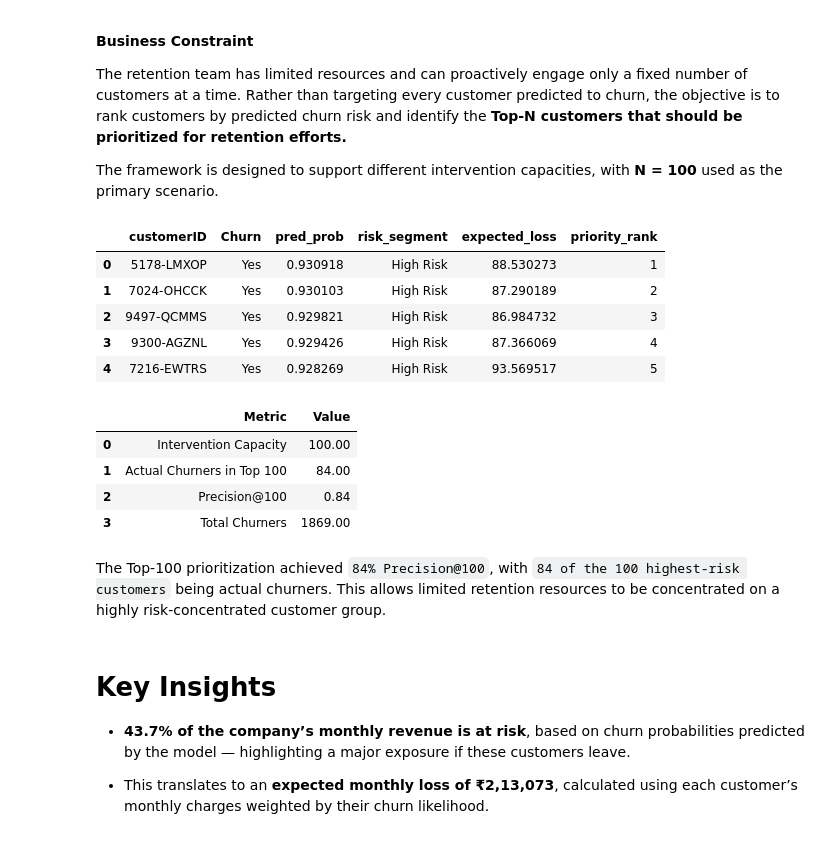
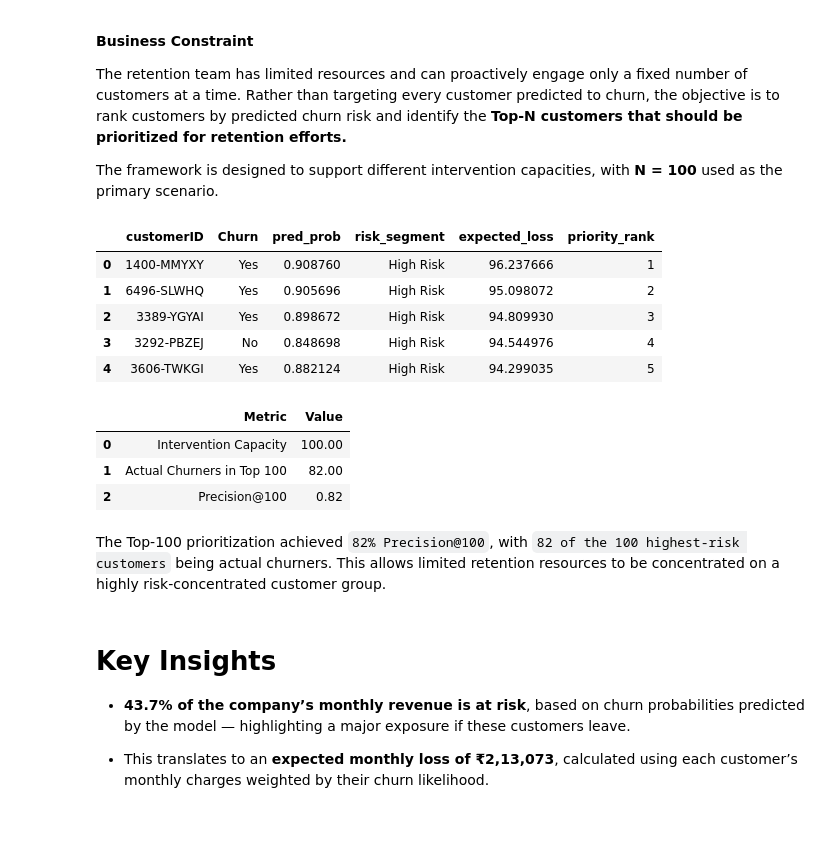
Before and after one commit to anuragchauhan21/Customer-Churn-Analysis, a Jupyter notebook: modeling.ipynb, the cells around one changed output. Drawn from its saved outputs; the diff is of its cells as text; code cells hidden in the pictures.

```diff
--- a/modeling.ipynb
+++ b/modeling.ipynb
@@ -480,7 +480,7 @@ The retention team has limited resources and can proactively engage only a fixed
 The framework is designed to support different intervention capacities, with **N = 100** used as the primary scenario.
 # %%
 priority_df = (df[["customerID", "Churn", "pred_prob", "risk_segment", "expected_loss"]]
-    .sort_values("pred_prob", ascending=False)
+    .sort_values("expected_loss", ascending=False)
     .reset_index(drop=True)
 )
 
@@ -489,11 +489,11 @@ priority_df["priority_rank"] = priority_df.index + 1
 priority_df.head()
 # %% [output]
 |  | customerID | Churn | pred_prob | risk_segment | expected_loss | priority_rank |
-| 0 | 5178-LMXOP | Yes | 0.930918 | High Risk | 88.530273 | 1 |
-| 1 | 7024-OHCCK | Yes | 0.930103 | High Risk | 87.290189 | 2 |
-| 2 | 9497-QCMMS | Yes | 0.929821 | High Risk | 86.984732 | 3 |
-| 3 | 9300-AGZNL | Yes | 0.929426 | High Risk | 87.366069 | 4 |
-| 4 | 7216-EWTRS | Yes | 0.928269 | High Risk | 93.569517 | 5 |
+| 0 | 1400-MMYXY | Yes | 0.908760 | High Risk | 96.237666 | 1 |
+| 1 | 6496-SLWHQ | Yes | 0.905696 | High Risk | 95.098072 | 2 |
+| 2 | 3389-YGYAI | Yes | 0.898672 | High Risk | 94.809930 | 3 |
+| 3 | 3292-PBZEJ | No | 0.848698 | High Risk | 94.544976 | 4 |
+| 4 | 3606-TWKGI | Yes | 0.882124 | High Risk | 94.299035 | 5 |
 # %%
 # The framework supports any intervention capacity N; 100 is the selected scenario.
 N = 100
@@ -508,28 +506,25 @@ precision_at_n = top_n_churners / N
 # %%
 top_100_summary = pd.DataFrame({
     "Metric": [
         "Intervention Capacity",
         "Actual Churners in Top 100",
-        "Precision@100",
-        "Total Churners"
+        "Precision@100"
     ],
     "Value": [
         N,
         top_n_churners,
-        precision_at_n,
-        total_churners
+        precision_at_n
     ]
 })
 
 top_100_summary
 # %% [output]
 |  | Metric | Value |
 | 0 | Intervention Capacity | 100.00 |
-| 1 | Actual Churners in Top 100 | 84.00 |
-| 2 | Precision@100 | 0.84 |
-| 3 | Total Churners | 1869.00 |
+| 1 | Actual Churners in Top 100 | 82.00 |
+| 2 | Precision@100 | 0.82 |
 # %% [markdown]
-The Top-100 prioritization achieved `84% Precision@100`, with `84 of the 100 highest-risk customers` being actual churners. This allows limited retention resources to be concentrated on a highly risk-concentrated customer group.
+The Top-100 prioritization achieved `82% Precision@100`, with `82 of the 100 highest-risk customers` being actual churners. This allows limited retention resources to be concentrated on a highly risk-concentrated customer group.
 # %%
 # # Save Top-100 retention priority customers as CSV
 
```
Also changed, not shown: parts of 1 cell of this notebook.
